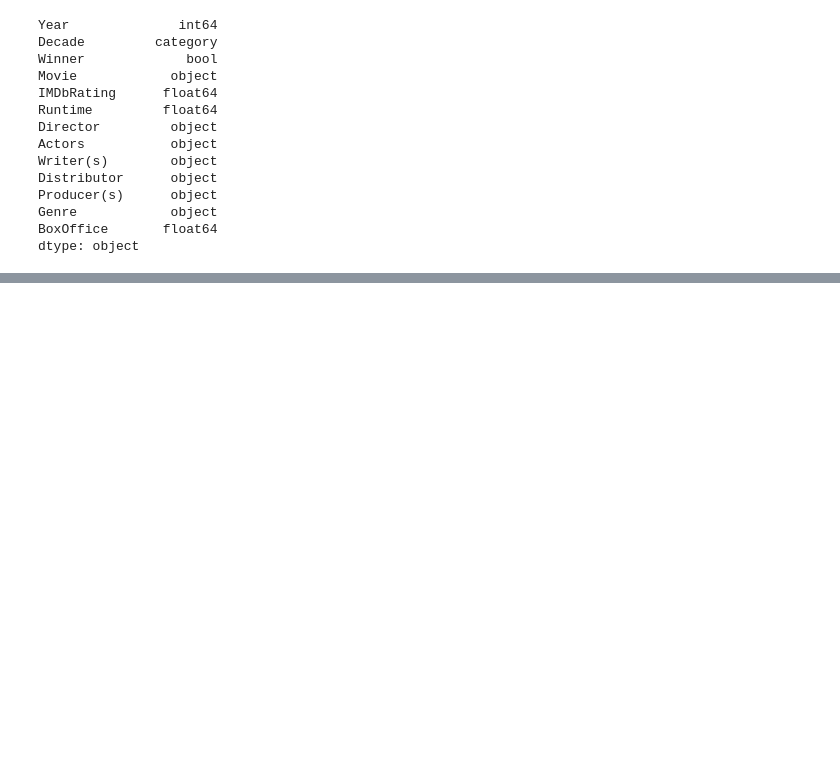
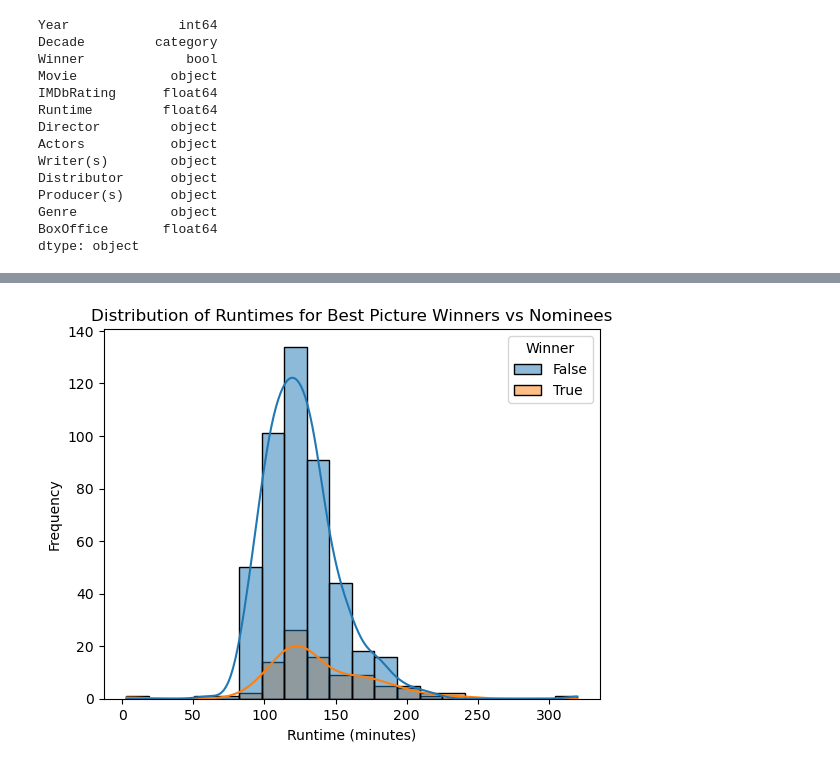
Before and after one commit to LiztheWz/filmcode, a Jupyter notebook: 386project.ipynb, the cells around one changed output, grey strips where cells are left out. Cells and saved outputs as stored; diff of their text form; code cells hidden in the pictures; blank space fills up the shorter version.

```diff
--- a/386project.ipynb
+++ b/386project.ipynb
@@ -396,0 +402,9 @@ movies_df.to_csv('best_pic_nominees_winners.csv', index=False)
+# %%
+sns.histplot(data=movies_df, x='Runtime', hue='Winner', kde=True, bins=20)
+
+plt.title('Distribution of Runtimes for Best Picture Winners vs Nominees')
+plt.xlabel('Runtime (minutes)')
+plt.ylabel('Frequency')
+plt.show()
+# %% [output]
+[figure, added]
```
Also changed, not shown: parts of 8 cells of this notebook, 1 other file.
